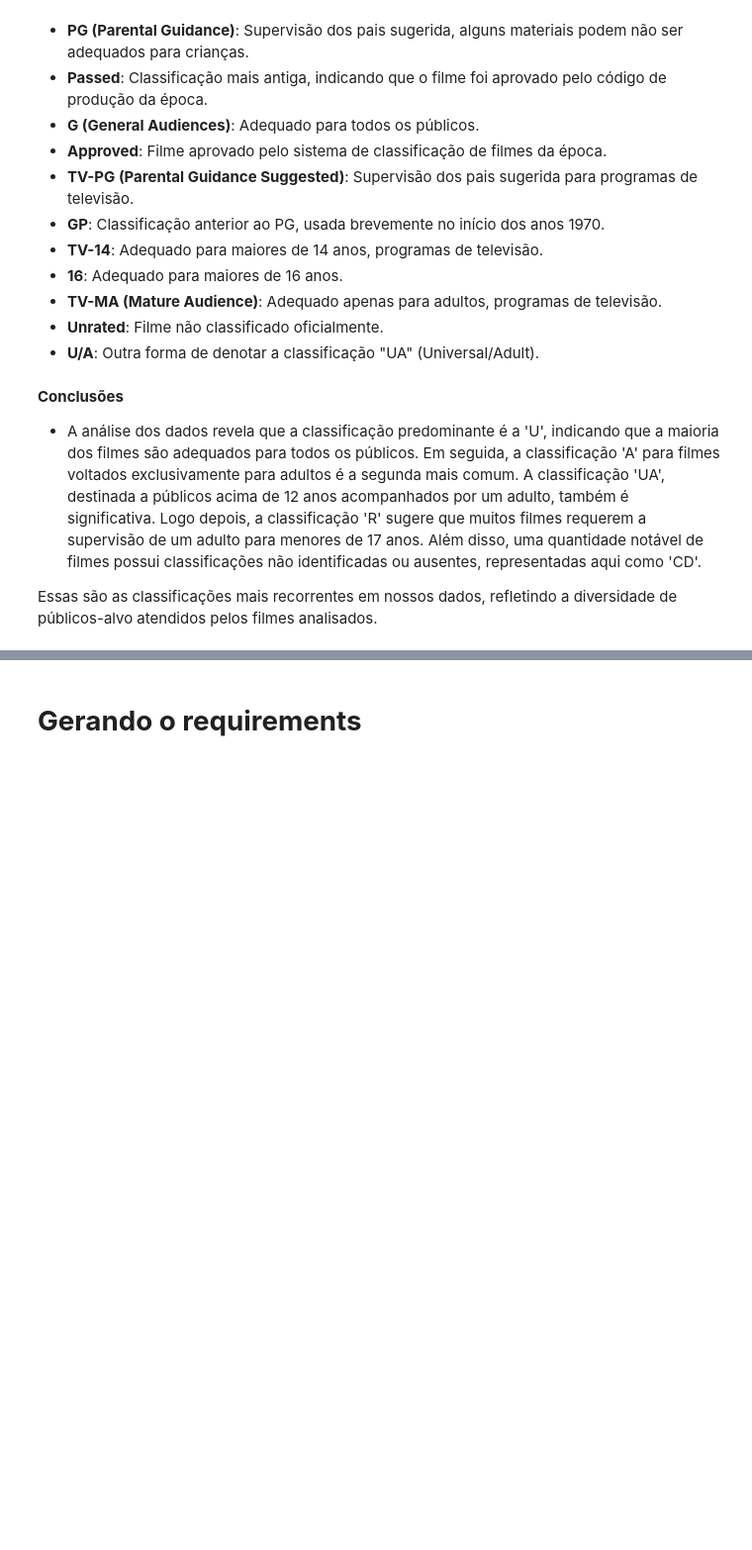
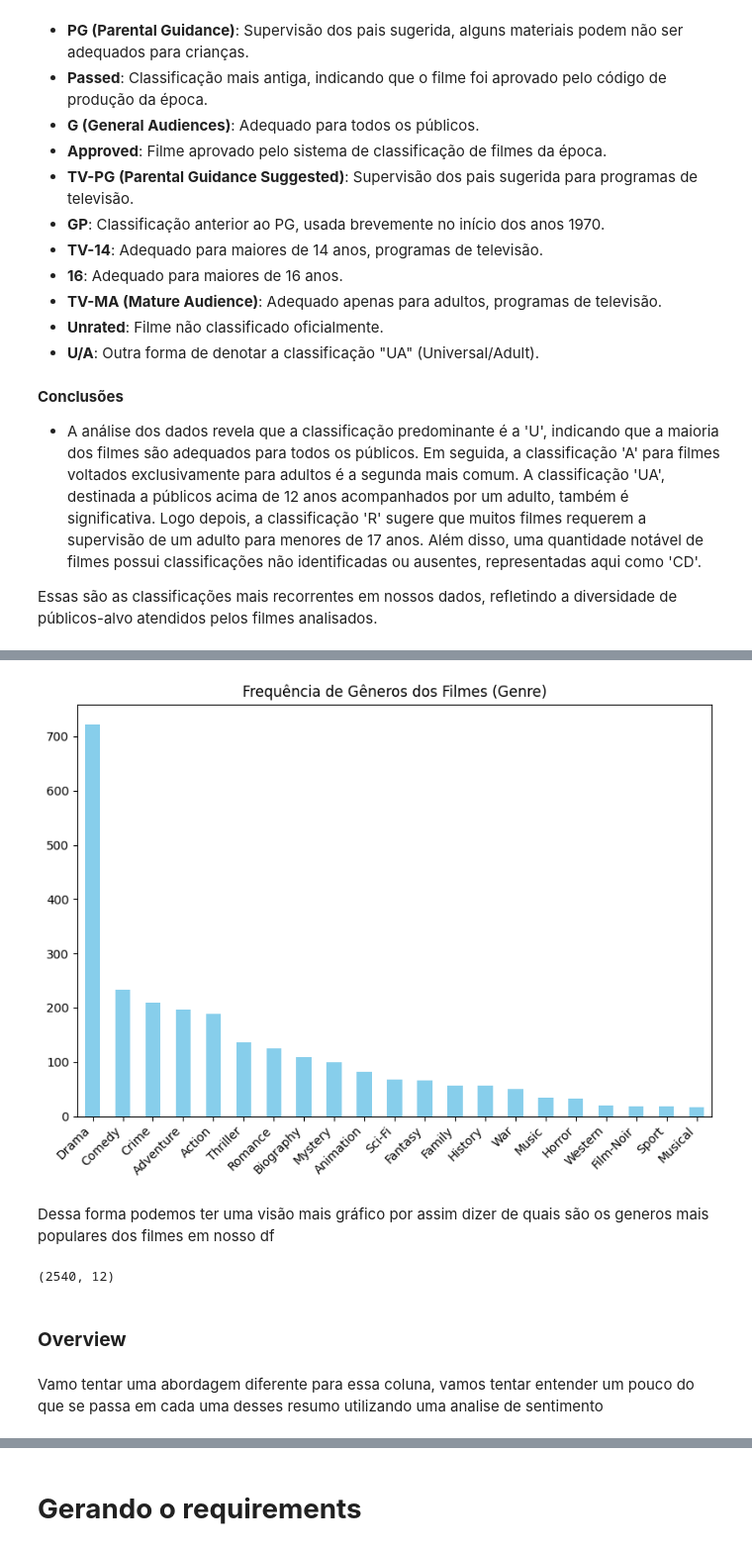
Before and after one commit to JosenildoJunior/Lh_desafio, a Jupyter notebook: Desafio_indicium.ipynb, the cells around one changed output, grey strips where cells are left out. Shown at 99% size. Saved outputs shown, nothing was run; the diff lists cells and outputs as text; code cells hidden in the pictures; blank space fills up the shorter version.

Commit message:
feat: finalizando analise em 'Genre' e iniciando em 'Overview'

```diff
--- a/Desafio_indicium.ipynb
+++ b/Desafio_indicium.ipynb
@@ -818,0 +850,12 @@ Essas são as classificações mais recorrentes em nossos dados, refletindo a di
+# %%
+# Dividindo os gêneros separados por vírgula em listas
+df_categoricas['Genre'] = df_categoricas['Genre'].str.split(', ')
+
+# Explodindo as listas de gêneros em linhas separadas (se necessário)
+df_categoricas = df_categoricas.explode('Genre').reset_index(drop=True)
+
+# Contando a frequência de cada gênero
+frequencia_generos = df_categoricas['Genre'].value_counts()
+
+# Exibindo a frequência de cada gênero
+print(frequencia_generos)
@@ -818,0 +899,22 @@ Essas são as classificações mais recorrentes em nossos dados, refletindo a di
+# %%
+# Criando o gráfico de barras
+plt.figure(figsize=(8, 6))
+frequencia_generos.plot(kind='bar', color='skyblue')
+plt.xlabel('')
+plt.ylabel('')
+plt.title('Frequência de Gêneros dos Filmes (Genre)')
+plt.xticks(rotation=45, ha='right')
+plt.tight_layout()
+plt.show()
+# %% [output]
+[figure, added]
+# %% [markdown]
+Dessa forma podemos ter uma visão mais gráfico por assim dizer de quais são os generos mais populares dos filmes em nosso df
+# %%
+df_categoricas.shape
+# %% [output]
+(2540, 12)
+# %% [markdown]
+### **Overview**
+# %% [markdown]
+Vamo tentar uma abordagem diferente para essa coluna, vamos tentar entender um pouco do que se passa em cada uma desses resumo utilizando uma analise de sentimento
```
Also changed, not shown: parts of 11 cells of this notebook.
